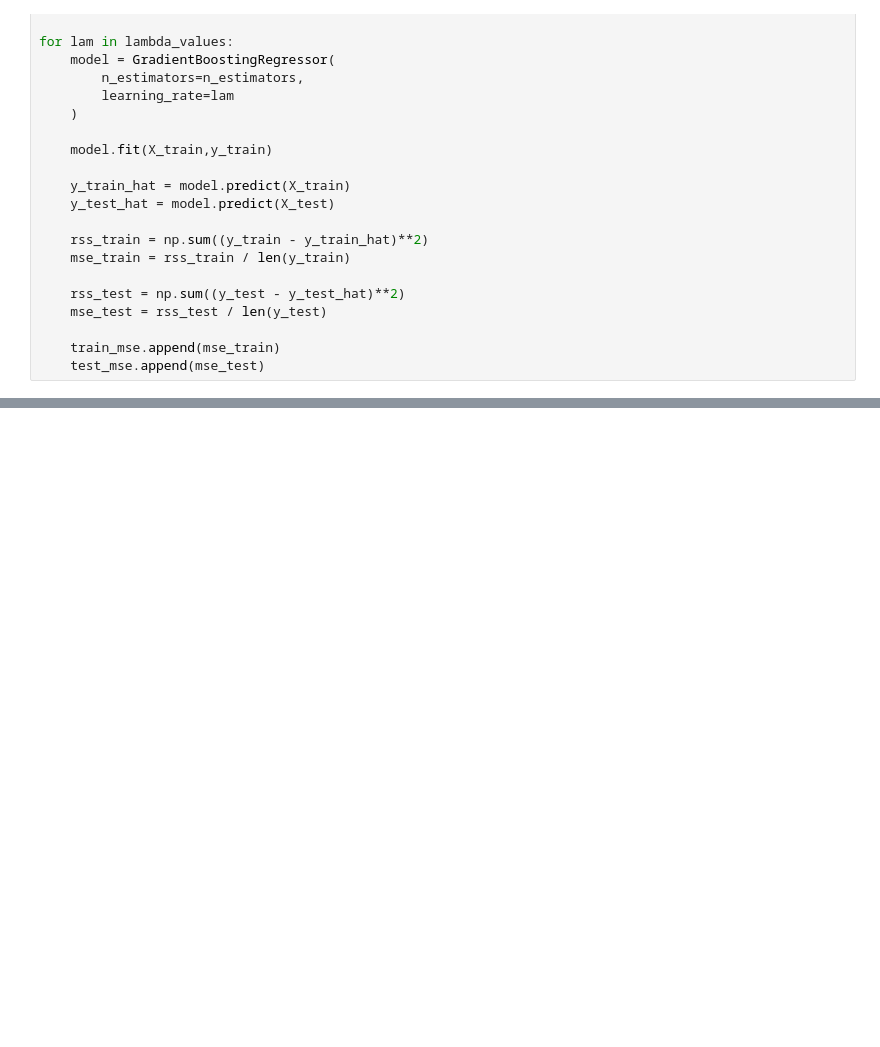
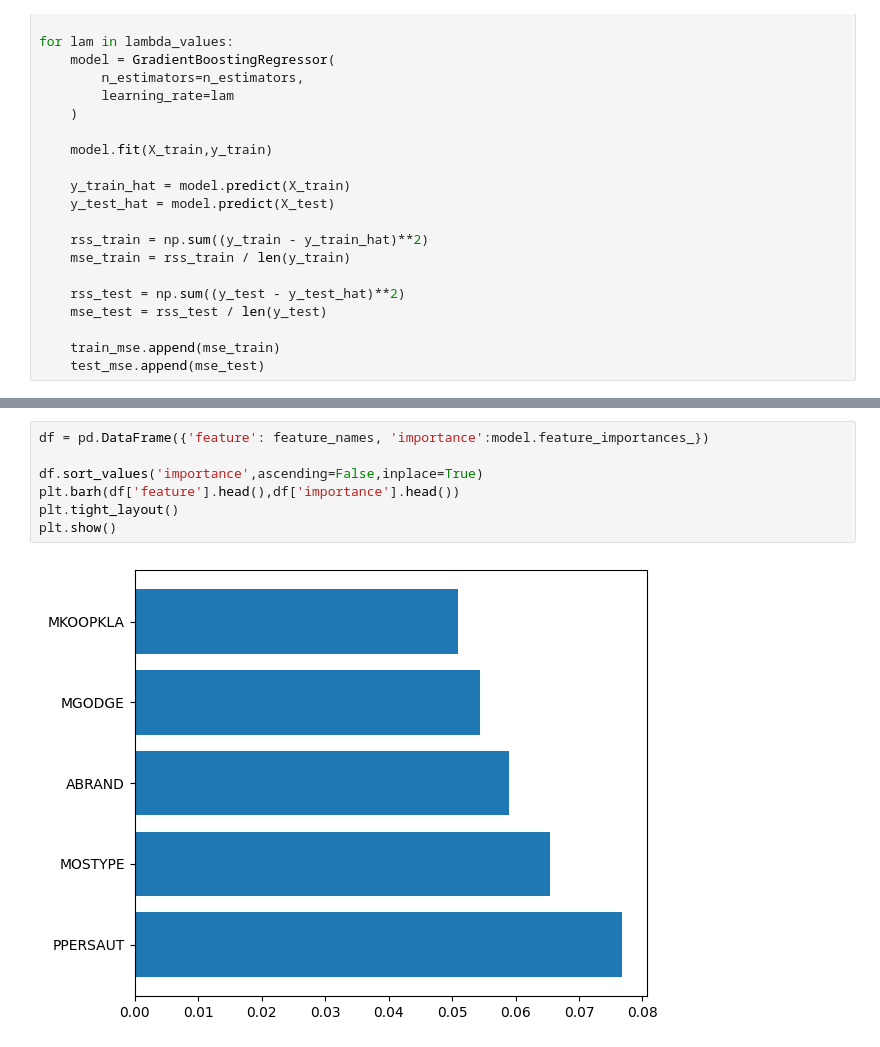
Before and after one commit to Mitfort/StatisticalLearning, a Jupyter notebook: Lab8/exercises.ipynb, the cells around one changed output, grey strips where cells are left out. Saved outputs shown, nothing was run; the diff lists cells and outputs as text; blank space fills up the shorter version.

```diff
--- a/Lab8/exercises.ipynb
+++ b/Lab8/exercises.ipynb
@@ -155,0 +193,9 @@ plt.show()
+# %%
+df = pd.DataFrame({'feature': feature_names, 'importance':model.feature_importances_})
+
+df.sort_values('importance',ascending=False,inplace=True)
+plt.barh(df['feature'].head(),df['importance'].head())
+plt.tight_layout()
+plt.show()
+# %% [output]
+[figure, added]
```
Also changed, not shown: parts of 9 cells of this notebook.
